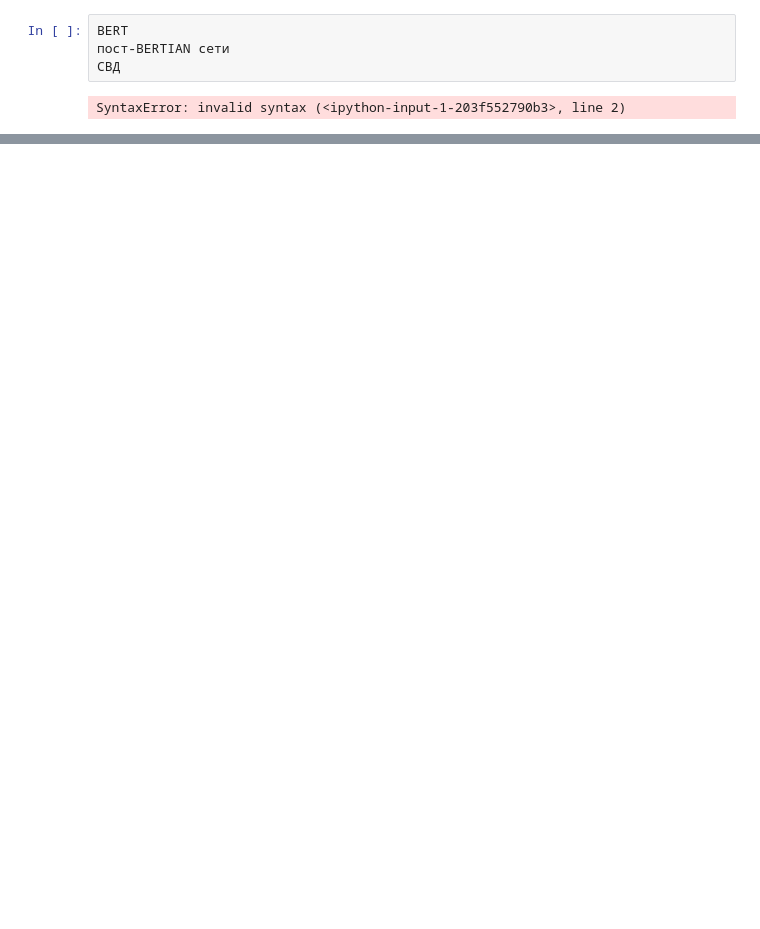
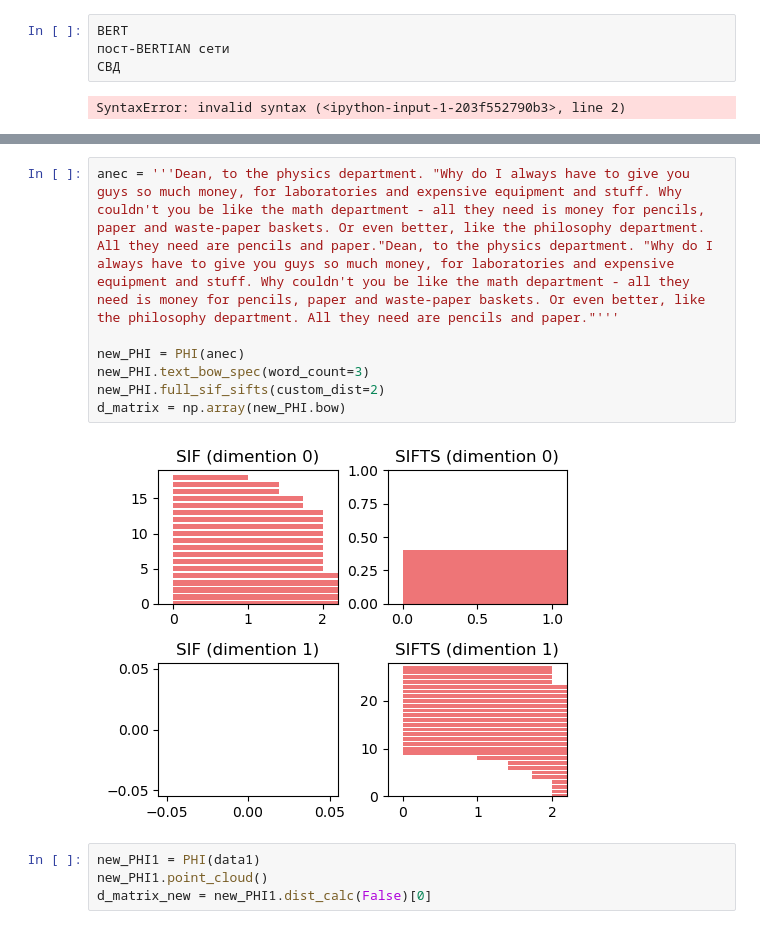
Before and after one commit to BorovTech/He_who_laughs_last, a Jupyter notebook: Topological_analysis/Untitled.ipynb, the cells around one changed output, grey strips where cells are left out. Saved outputs shown, nothing was run; the diff lists cells and outputs as text; blank space fills up the shorter version.

```diff
--- a/Topological_analysis/Untitled.ipynb
+++ b/Topological_analysis/Untitled.ipynb
@@ -161,0 +214,13 @@ SyntaxError: invalid syntax (<ipython-input-1-203f552790b3>, line 2)
+# %%
+anec = '''Dean, to the physics department. "Why do I always have to give you guys so much money, for laboratories and expensive equipment and stuff. Why couldn't you be like the math department - all they need is money for pencils, paper and waste-paper baskets. Or even better, like the philosophy department. All they need are pencils and paper."Dean, to the physics department. "Why do I always have to give you guys so much money, for laboratories and expensive equipment and stuff. Why couldn't you be like the math department - all they need is money for pencils, paper and waste-paper baskets. Or even better, like the philosophy department. All they need are pencils and paper."'''
+
+new_PHI = PHI(anec)
+new_PHI.text_bow_spec(word_count=3)
+new_PHI.full_sif_sifts(custom_dist=2)
+d_matrix = np.array(new_PHI.bow)
+# %% [output]
+[figure, added]
+# %%
+new_PHI1 = PHI(data1)
+new_PHI1.point_cloud()
+d_matrix_new = new_PHI1.dist_calc(False)[0]
```
Also changed, not shown: parts of 18 cells of this notebook, 1 other file.
